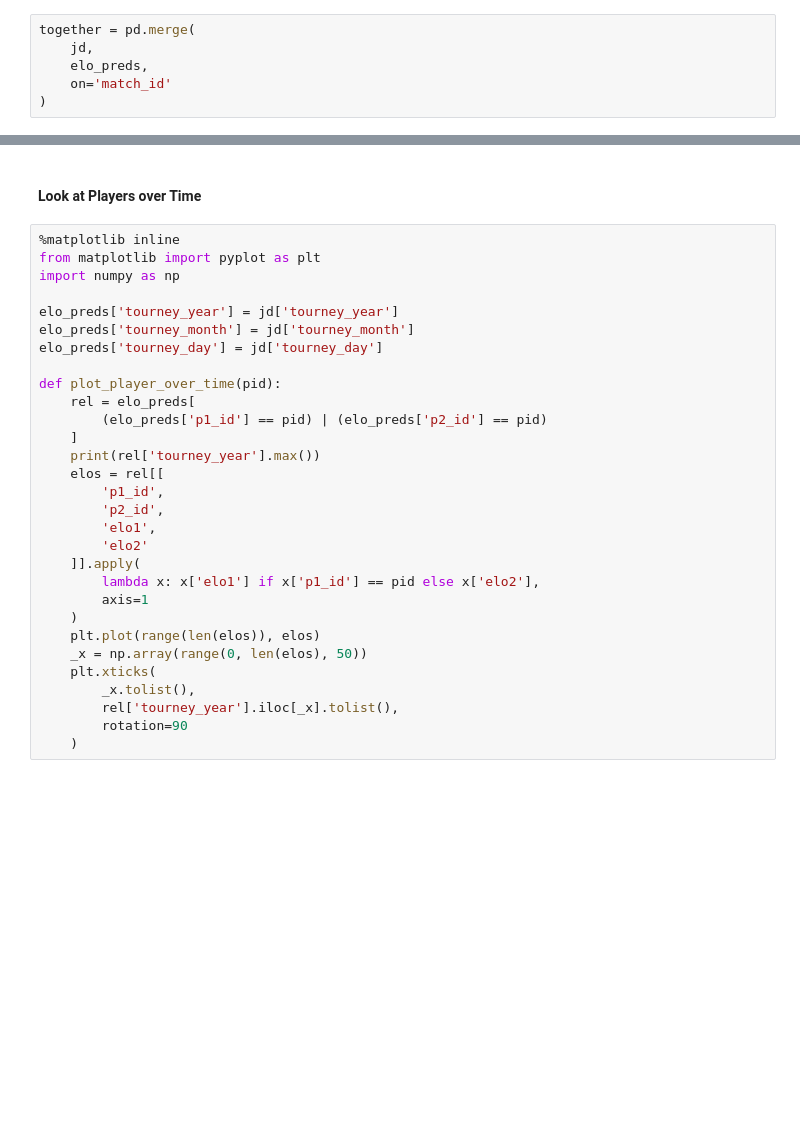
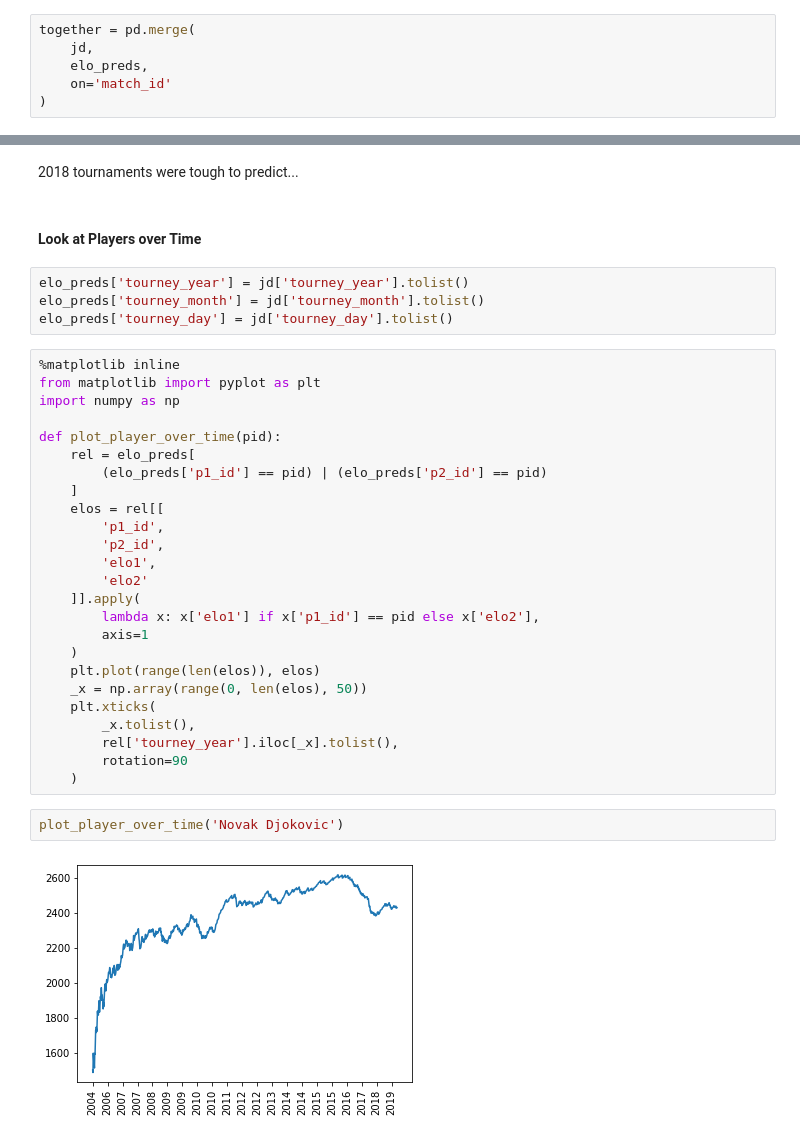
Before and after one commit to siddjagadish/tennis_new, a Jupyter notebook: tennis_new/model/Universal ELO.ipynb, the cells around one changed output, grey strips where cells are left out. Drawn from its saved outputs; the diff is of its cells as text; blank space fills up the shorter version.

```diff
--- a/tennis_new/model/Universal ELO.ipynb
+++ b/tennis_new/model/Universal ELO.ipynb
@@ -181,19 +167,20 @@ test[
+# %% [markdown]
+2018 tournaments were tough to predict...
 # %% [markdown]
 #### Look at Players over Time
+# %%
+elo_preds['tourney_year'] = jd['tourney_year'].tolist()
+elo_preds['tourney_month'] = jd['tourney_month'].tolist()
+elo_preds['tourney_day'] = jd['tourney_day'].tolist()
 # %%
 %matplotlib inline
 from matplotlib import pyplot as plt
 import numpy as np
 
-elo_preds['tourney_year'] = jd['tourney_year']
-elo_preds['tourney_month'] = jd['tourney_month']
-elo_preds['tourney_day'] = jd['tourney_day']
-
 def plot_player_over_time(pid):
     rel = elo_preds[
         (elo_preds['p1_id'] == pid) | (elo_preds['p2_id'] == pid)
     ]
-    print(rel['tourney_year'].max())
     elos = rel[[
         'p1_id',
         'p2_id',
@@ -210,4 +197,8 @@ def plot_player_over_time(pid):
         rel['tourney_year'].iloc[_x].tolist(),
         rotation=90
     )
+# %%
+plot_player_over_time('Novak Djokovic')
+# %% [output]
+[figure, added]
 # %%
```
Also changed, not shown: parts of 12 cells of this notebook, 8 other files.
